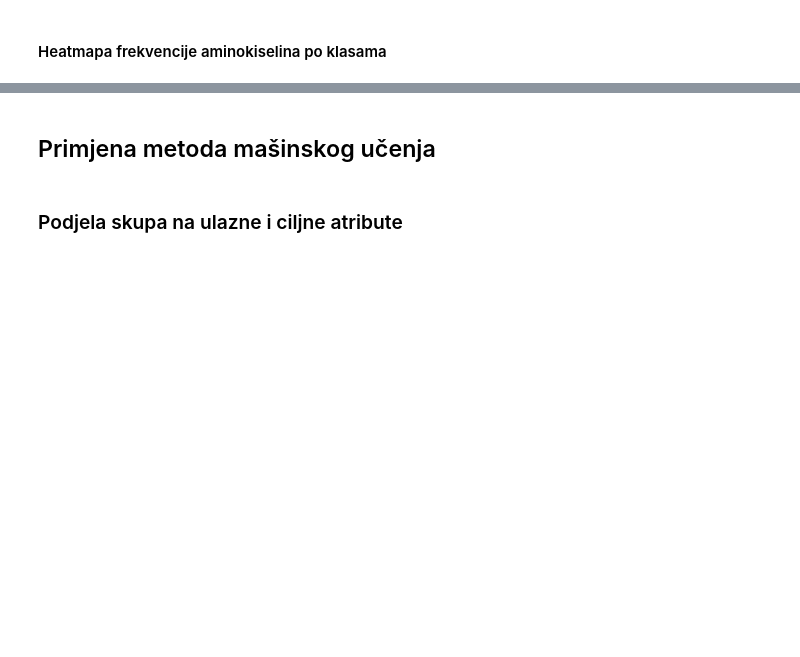
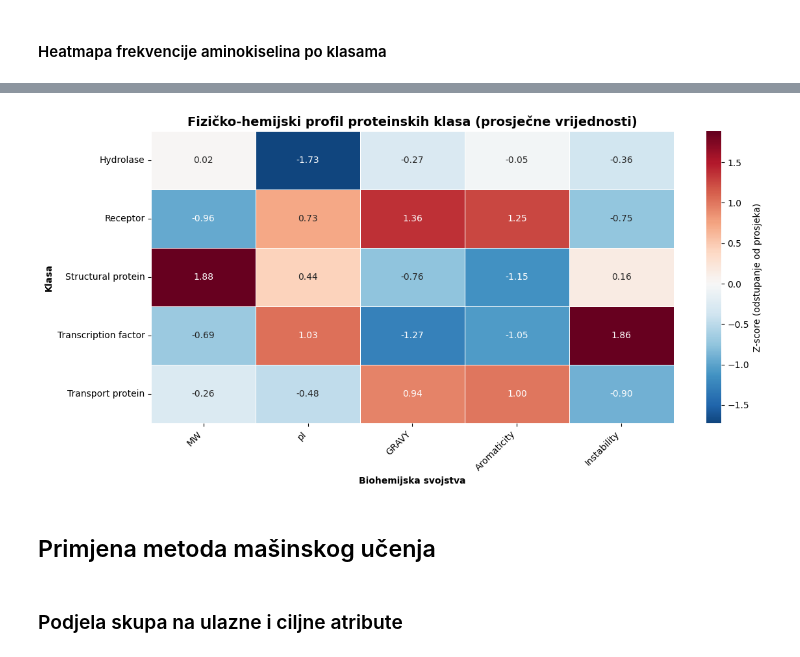
Before and after one commit to AnaKondic/protein-sequence-classification, a Jupyter notebook: protein_sequence_classification.ipynb, the cells around one changed output, grey strips where cells are left out. Cells and saved outputs as stored; diff of their text form; code cells hidden in the pictures; blank space fills up the shorter version.

```diff
--- a/protein_sequence_classification.ipynb
+++ b/protein_sequence_classification.ipynb
@@ -264,3 +395,46 @@ plt.show()
+# %%
+ph_features = dataset['Sequence'].apply(lambda x: pd.Series(extract_physicochemical(x)))
+ph_features['label'] = dataset['label']
+
+# Srednja vrijednost po klasi
+heatmap_data_ph = ph_features.groupby('label').mean()
+
+scaler = StandardScaler()
+heatmap_data_scaled = pd.DataFrame(
+    scaler.fit_transform(heatmap_data_ph),
+    index=heatmap_data_ph.index,
+    columns=heatmap_data_ph.columns
+)
+# %%
+
+plt.figure(figsize=(12, 6))
+
+# Prikaz divergentne mape
+sns.heatmap(
+    heatmap_data_scaled,
+    cmap='RdBu_r',
+    annot=True,
+    fmt=".2f",
+    linewidths=0.5,
+    linecolor='white',
+    center=0,
+    cbar_kws={'label': 'Z-score (odstupanje od prosjeka)'}
+)
+
+plt.title(
+    'Fizičko-hemijski profil proteinskih klasa (prosječne vrijednosti)',
+    fontweight="bold", fontsize=14
+)
+plt.xlabel('Biohemijska svojstva', fontweight="bold")
+plt.ylabel('Klasa', fontweight="bold")
+plt.xticks(rotation=45, ha='right')
+plt.yticks(rotation=0)
+plt.tight_layout()
+
+plt.savefig('results/fig6_physicochemical_heatmap.png', dpi=150, bbox_inches='tight')
+plt.show()
+# %% [output]
+[figure, added]
 # %% [markdown]
 ## Primjena metoda mašinskog učenja
 # %% [markdown]
```
Also changed, not shown: parts of 103 cells of this notebook, 6 other files.
